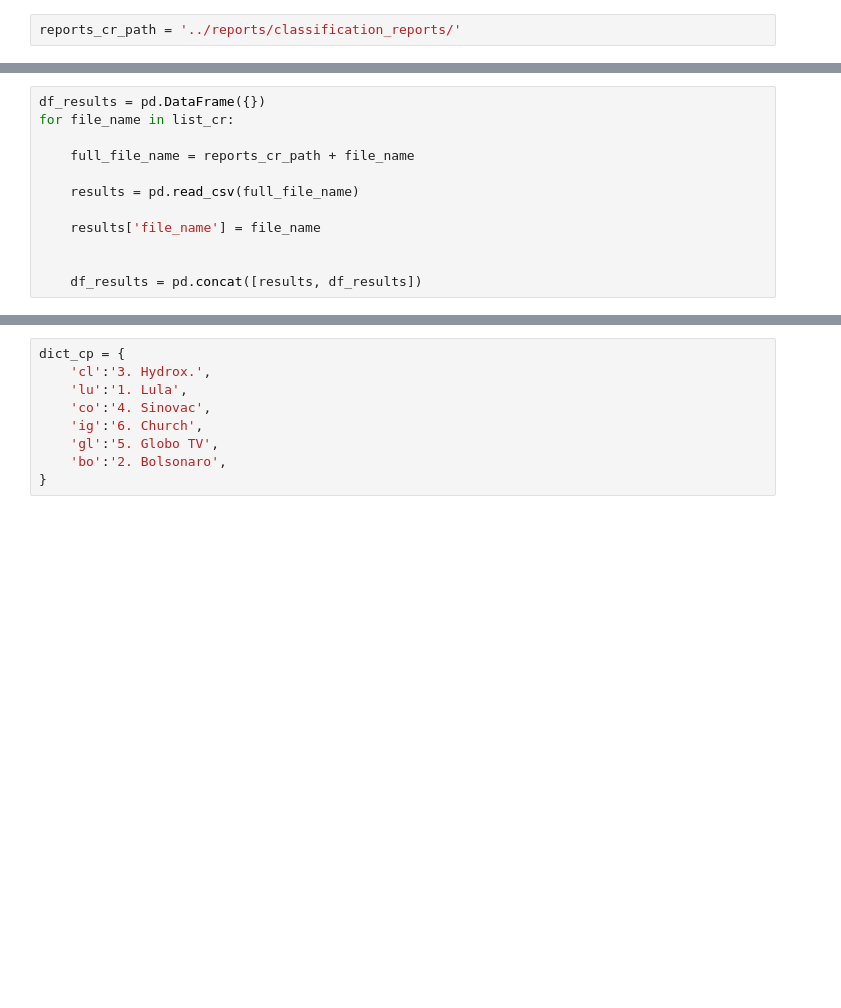
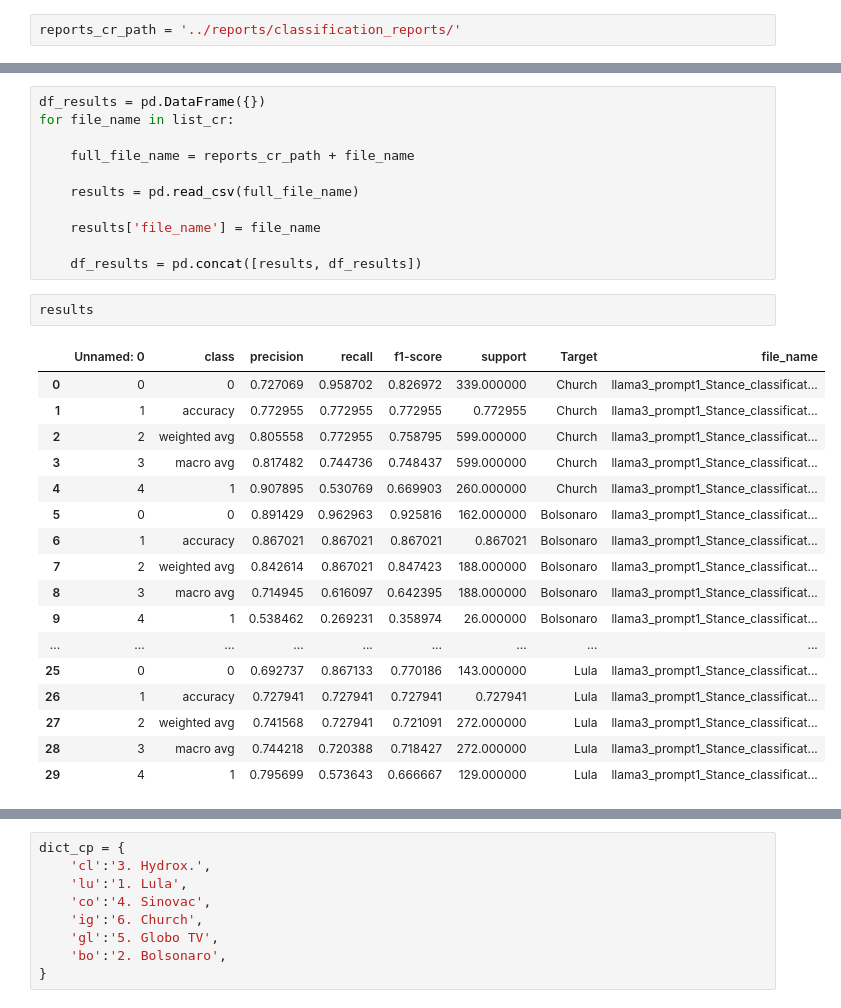
Before and after one commit to semcovici/stance-prediction-UstanceBR, a Jupyter notebook: notebooks/3.0-results-analysis.ipynb, the cells around one changed output, grey strips where cells are left out. Drawn from its saved outputs; the diff is of its cells as text; blank space fills up the shorter version.

```diff
--- a/notebooks/3.0-results-analysis.ipynb
+++ b/notebooks/3.0-results-analysis.ipynb
@@ -28,8 +36,27 @@ for file_name in list_cr:
 
     results['file_name'] = file_name
 
-
     df_results = pd.concat([results, df_results])
+# %%
+results
+# %% [output]
+|  | Unnamed: 0 | class | precision | recall | f1-score | support | Target | file_name |
+| 0 | 0 | 0 | 0.727069 | 0.958702 | 0.826972 | 339.000000 | Church | llama3_prompt1_Stance_classificat... |
+| 1 | 1 | accuracy | 0.772955 | 0.772955 | 0.772955 | 0.772955 | Church | llama3_prompt1_Stance_classificat... |
+| 2 | 2 | weighted avg | 0.805558 | 0.772955 | 0.758795 | 599.000000 | Church | llama3_prompt1_Stance_classificat... |
+| 3 | 3 | macro avg | 0.817482 | 0.744736 | 0.748437 | 599.000000 | Church | llama3_prompt1_Stance_classificat... |
+| 4 | 4 | 1 | 0.907895 | 0.530769 | 0.669903 | 260.000000 | Church | llama3_prompt1_Stance_classificat... |
+| 5 | 0 | 0 | 0.891429 | 0.962963 | 0.925816 | 162.000000 | Bolsonaro | llama3_prompt1_Stance_classificat... |
+| 6 | 1 | accuracy | 0.867021 | 0.867021 | 0.867021 | 0.867021 | Bolsonaro | llama3_prompt1_Stance_classificat... |
+| 7 | 2 | weighted avg | 0.842614 | 0.867021 | 0.847423 | 188.000000 | Bolsonaro | llama3_prompt1_Stance_classificat... |
+| 8 | 3 | macro avg | 0.714945 | 0.616097 | 0.642395 | 188.000000 | Bolsonaro | llama3_prompt1_Stance_classificat... |
+| 9 | 4 | 1 | 0.538462 | 0.269231 | 0.358974 | 26.000000 | Bolsonaro | llama3_prompt1_Stance_classificat... |
+| ... | ... | ... | ... | ... | ... | ... | ... | ... |
+| 25 | 0 | 0 | 0.692737 | 0.867133 | 0.770186 | 143.000000 | Lula | llama3_prompt1_Stance_classificat... |
+| 26 | 1 | accuracy | 0.727941 | 0.727941 | 0.727941 | 0.727941 | Lula | llama3_prompt1_Stance_classificat... |
+| 27 | 2 | weighted avg | 0.741568 | 0.727941 | 0.721091 | 272.000000 | Lula | llama3_prompt1_Stance_classificat... |
+| 28 | 3 | macro avg | 0.744218 | 0.720388 | 0.718427 | 272.000000 | Lula | llama3_prompt1_Stance_classificat... |
+| 29 | 4 | 1 | 0.795699 | 0.573643 | 0.666667 | 129.000000 | Lula | llama3_prompt1_Stance_classificat... |
 # %%
 df_results[
     (df_results['class'] == 'macro avg') &
```
Also changed, not shown: parts of 5 cells of this notebook, 14 other files.
